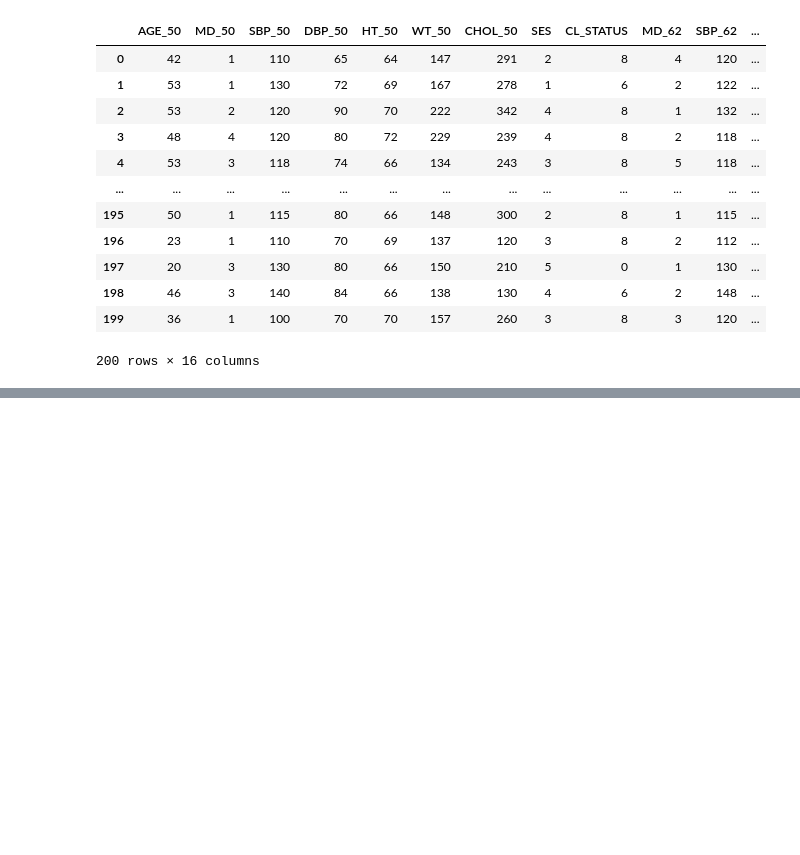
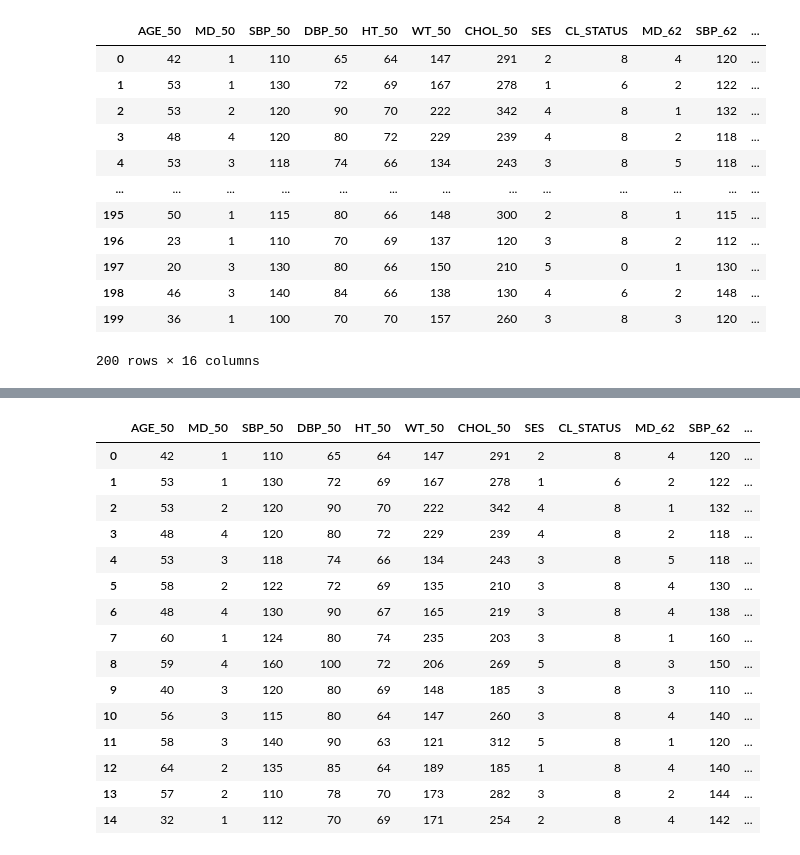
Before and after one commit to ibrahimediz/UA_AI_Introduction, a Jupyter notebook: Dokumanlar/DA_Kutuphaneler/01_Pandas.ipynb, the cells around one changed output, grey strips where cells are left out. Cells and saved outputs as stored; diff of their text form; code cells hidden in the pictures; blank space fills up the shorter version.

```diff
--- a/Dokumanlar/DA_Kutuphaneler/01_Pandas.ipynb
+++ b/Dokumanlar/DA_Kutuphaneler/01_Pandas.ipynb
@@ -100,0 +103,19 @@ df
+# %%
+df.head(15)
+# %% [output]
+|  | AGE_50 | MD_50 | SBP_50 | DBP_50 | HT_50 | WT_50 | CHOL_50 | SES | CL_STATUS | MD_62 | SBP_62 | ... |
+| 0 | 42 | 1 | 110 | 65 | 64 | 147 | 291 | 2 | 8 | 4 | 120 | ... |
+| 1 | 53 | 1 | 130 | 72 | 69 | 167 | 278 | 1 | 6 | 2 | 122 | ... |
+| 2 | 53 | 2 | 120 | 90 | 70 | 222 | 342 | 4 | 8 | 1 | 132 | ... |
+| 3 | 48 | 4 | 120 | 80 | 72 | 229 | 239 | 4 | 8 | 2 | 118 | ... |
+| 4 | 53 | 3 | 118 | 74 | 66 | 134 | 243 | 3 | 8 | 5 | 118 | ... |
+| 5 | 58 | 2 | 122 | 72 | 69 | 135 | 210 | 3 | 8 | 4 | 130 | ... |
+| 6 | 48 | 4 | 130 | 90 | 67 | 165 | 219 | 3 | 8 | 4 | 138 | ... |
+| 7 | 60 | 1 | 124 | 80 | 74 | 235 | 203 | 3 | 8 | 1 | 160 | ... |
+| 8 | 59 | 4 | 160 | 100 | 72 | 206 | 269 | 5 | 8 | 3 | 150 | ... |
+| 9 | 40 | 3 | 120 | 80 | 69 | 148 | 185 | 3 | 8 | 3 | 110 | ... |
+| 10 | 56 | 3 | 115 | 80 | 64 | 147 | 260 | 3 | 8 | 4 | 140 | ... |
+| 11 | 58 | 3 | 140 | 90 | 63 | 121 | 312 | 5 | 8 | 1 | 120 | ... |
+| 12 | 64 | 2 | 135 | 85 | 64 | 189 | 185 | 1 | 8 | 4 | 140 | ... |
+| 13 | 57 | 2 | 110 | 78 | 70 | 173 | 282 | 3 | 8 | 2 | 144 | ... |
+| 14 | 32 | 1 | 112 | 70 | 69 | 171 | 254 | 2 | 8 | 4 | 142 | ... |
```
Also changed, not shown: parts of 25 cells of this notebook, 40 other files.
